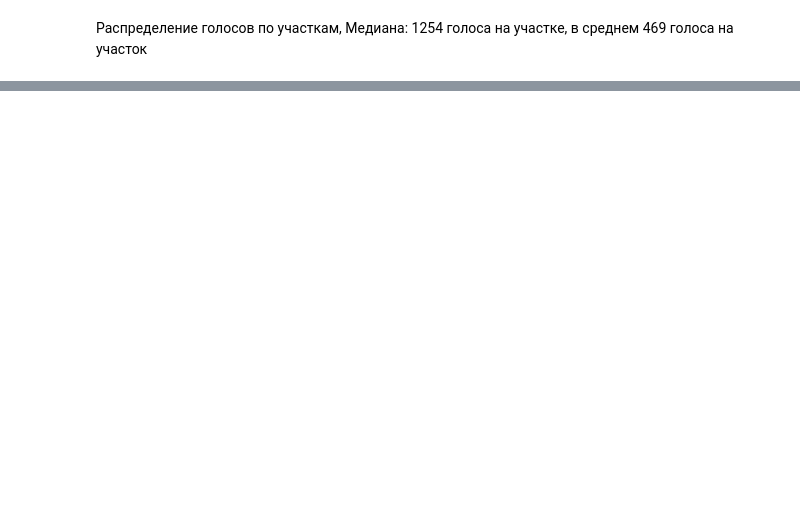
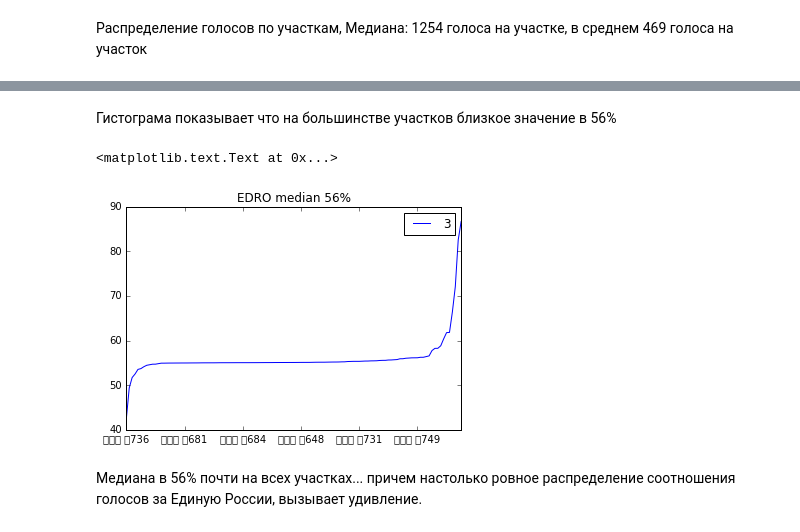
Before and after one commit to fortunto2/sterlitamak_duma2016, a Jupyter notebook: sterlitamak.ipynb, the cells around one changed output, grey strips where cells are left out. Cells and saved outputs as stored; diff of their text form; code cells hidden in the pictures; blank space fills up the shorter version.

```diff
--- a/sterlitamak.ipynb
+++ b/sterlitamak.ipynb
@@ -107,0 +79,10 @@ sns.pairplot(edro)
+# %% [markdown]
+Гистограма показывает что на большинстве участков близкое значение в 56%
+# %%
+edro.plot()
+plt.title('EDRO median 56%')
+# %% [output]
+<matplotlib.text.Text at 0x...>
+[figure, added]
+# %% [markdown]
+Медиана в 56% почти на всех участках... причем настолько ровное распределение соотношения голосов за Единую России, вызывает удивление.
```
Also changed, not shown: parts of 13 cells of this notebook.
